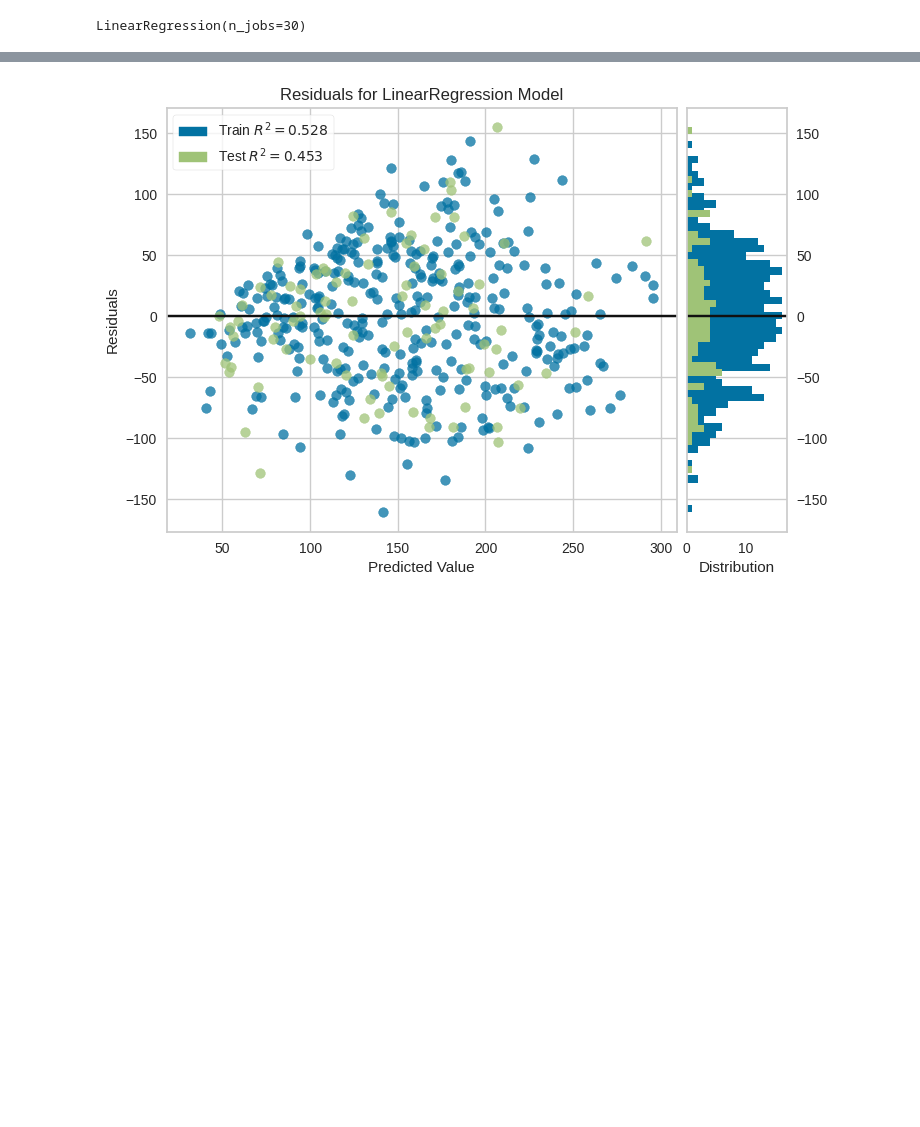
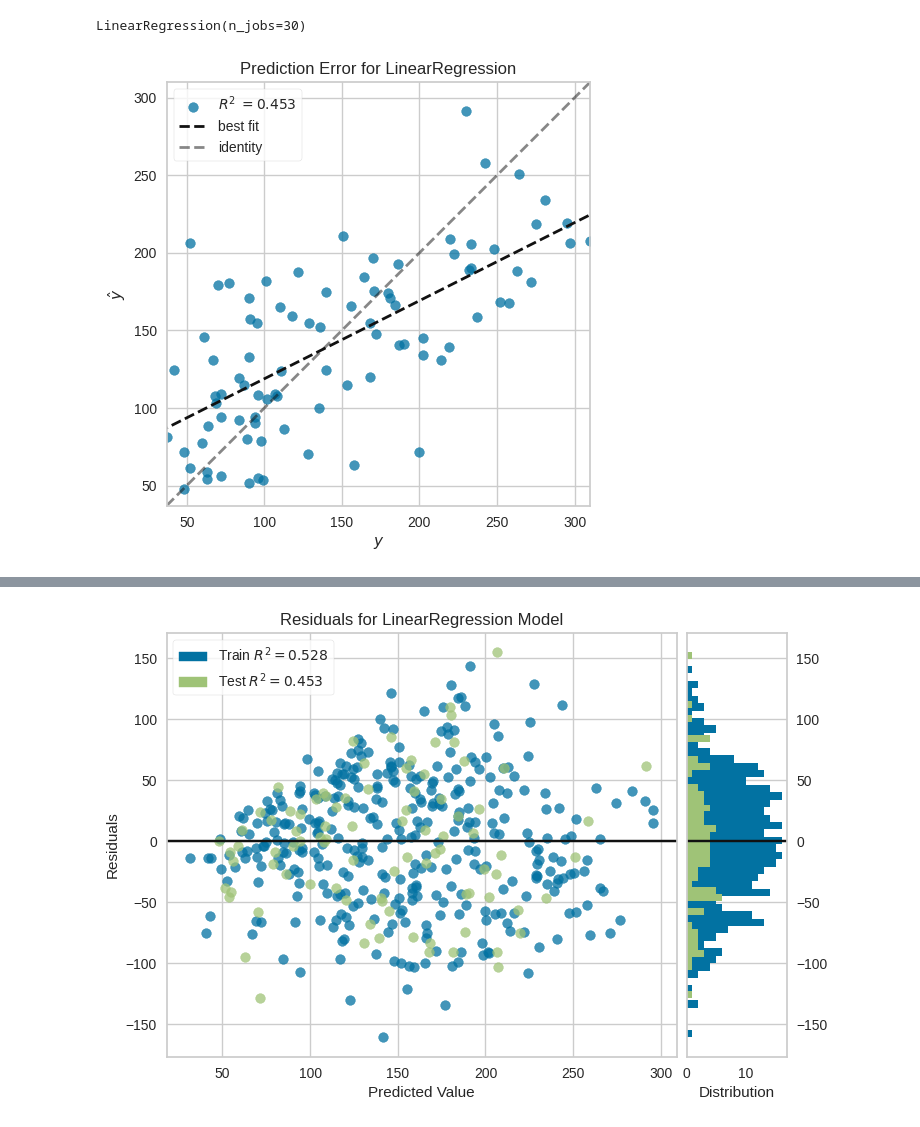
Before and after one commit to cantaruttim/Diabetes, a Jupyter notebook: Diabetes.ipynb, the cells around one changed output, grey strips where cells are left out. Drawn from its saved outputs; the diff is of its cells as text; code cells hidden in the pictures; blank space fills up the shorter version.

```diff
--- a/Diabetes.ipynb
+++ b/Diabetes.ipynb
@@ -63,6 +63,6 @@ array([151,  75, 141, 206, 135,  97, 138,  63, 110, 310, 101,  69, 179,
        257,  55,  84,  42, 146, 212, 233,  91, 111, 152, 120,  67, 310,
         94, 183,  66, 173,  72,  49,  64,  48, 178, 104, 132, 220,  57])
 # %%
-X_train, X_test, y_train, y_test = train_test_split(X, y, test_size=0.2, random_state=42)
+X_train, X_test, y_train, y_test = train_test_split(X, y, test_size=0.3, random_state=42)
 # %%
 from sklearn.linear_model import LinearRegression
@@ -70,6 +70,16 @@ reg =LinearRegression(n_jobs = 30).fit(X_train, y_train)
 reg
 # %% [output]
 LinearRegression(n_jobs=30)
+# %%
+# Instantiate the linear model and visualizer
+model = LinearRegression(n_jobs = 60)
+visualizer = PredictionError(model)
+
+visualizer.fit(X_train, y_train)  # Fit the training data to the visualizer
+visualizer.score(X_test, y_test)  # Evaluate the model on the test data
+visualizer.show()         ;
+# %% [output]
+[figure, added]
 # %%
 previsoes = reg.predict(X_test)
 previsoes
```
Also changed, not shown: parts of 17 cells of this notebook.
